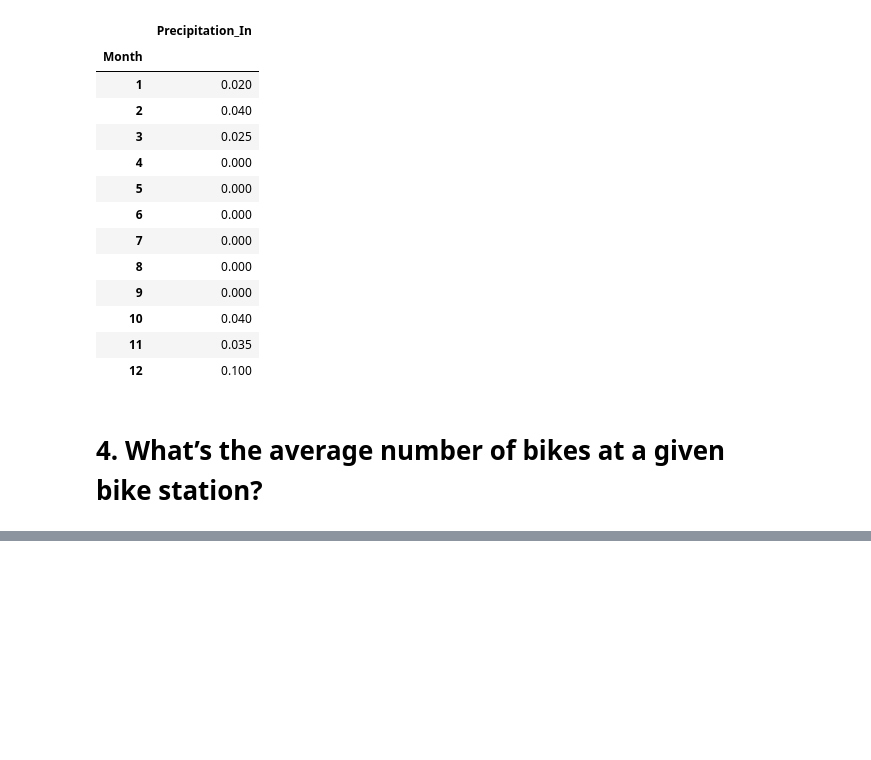
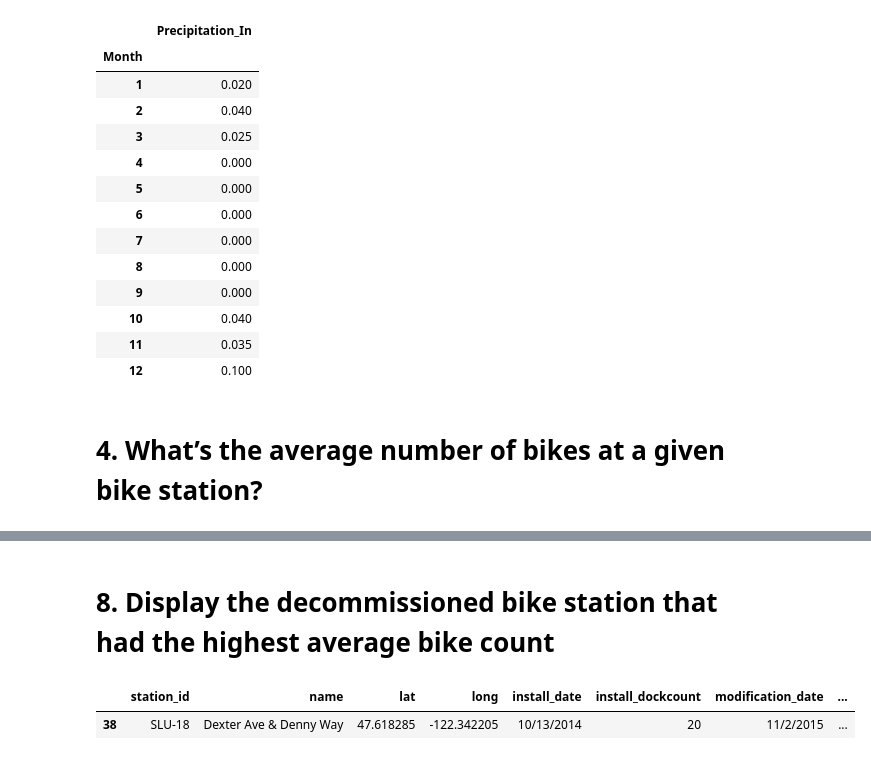
Before and after one commit to brickfaced/data-science, a Jupyter notebook: bike_stats.ipynb, the cells around one changed output, grey strips where cells are left out. Drawn from its saved outputs; the diff is of its cells as text; code cells hidden in the pictures; blank space fills up the shorter version.

```diff
--- a/bike_stats.ipynb
+++ b/bike_stats.ipynb
@@ -112,0 +204,7 @@ pd.DataFrame(weather_df['Precipitation_In'].groupby(weather_df.Month).median())
+# %% [markdown]
+# 8. Display the decommissioned bike station that had the highest average bike count
+# %%
+decom.sort_values(by='average_dockcount', ascending=False).head(1)
+# %% [output]
+|  | station_id | name | lat | long | install_date | install_dockcount | modification_date | ... |
+| 38 | SLU-18 | Dexter Ave & Denny Way | 47.618285 | -122.342205 | 10/13/2014 | 20 | 11/2/2015 | ... |
```
Also changed, not shown: parts of 12 cells of this notebook.
